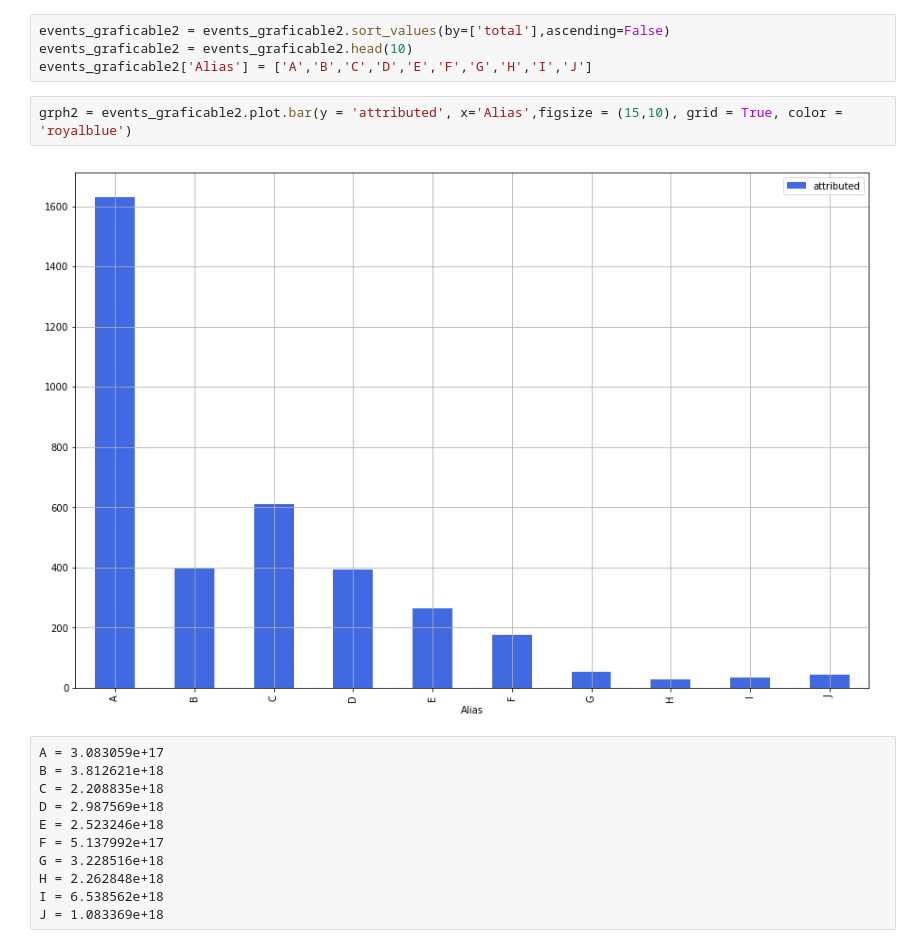
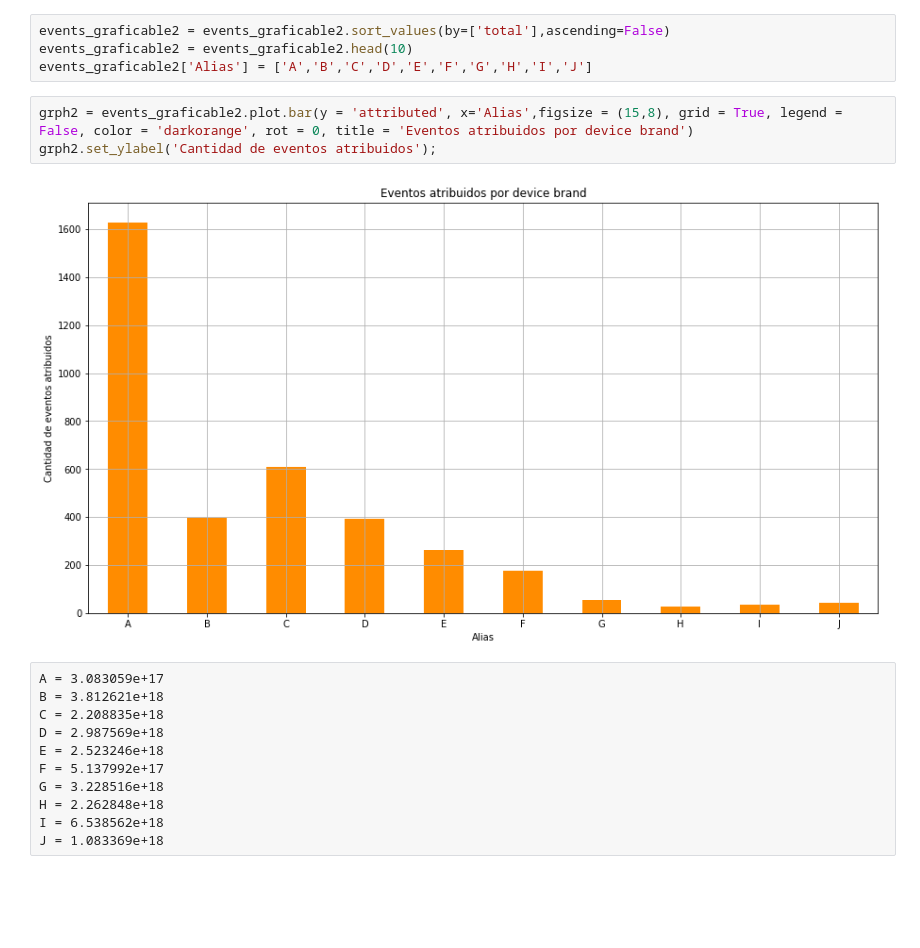
Before and after one commit to sberoch/Datos, a Jupyter notebook: events.ipynb, the cells around one changed output. Saved outputs shown, nothing was run; the diff lists cells and outputs as text; blank space fills up the shorter version.

```diff
--- a/events.ipynb
+++ b/events.ipynb
@@ -90,9 +91,10 @@ events_graficable2 = events_graficable2.sort_values(by=['total'],ascending=False
 events_graficable2 = events_graficable2.head(10)
 events_graficable2['Alias'] = ['A','B','C','D','E','F','G','H','I','J']
 # %%
-grph2 = events_graficable2.plot.bar(y = 'attributed', x='Alias',figsize = (15,10), grid = True, color = 'royalblue')
+grph2 = events_graficable2.plot.bar(y = 'attributed', x='Alias',figsize = (15,8), grid = True, legend = False, color = 'darkorange', rot = 0, title = 'Eventos atribuidos por device brand')
+grph2.set_ylabel('Cantidad de eventos atribuidos');
 # %% [output]
-[figure, old version]
+[figure, new version]
 # %% [raw]
 A = 3.083059e+17
 B = 3.812621e+18
```
Also changed, not shown: parts of 20 cells of this notebook.
